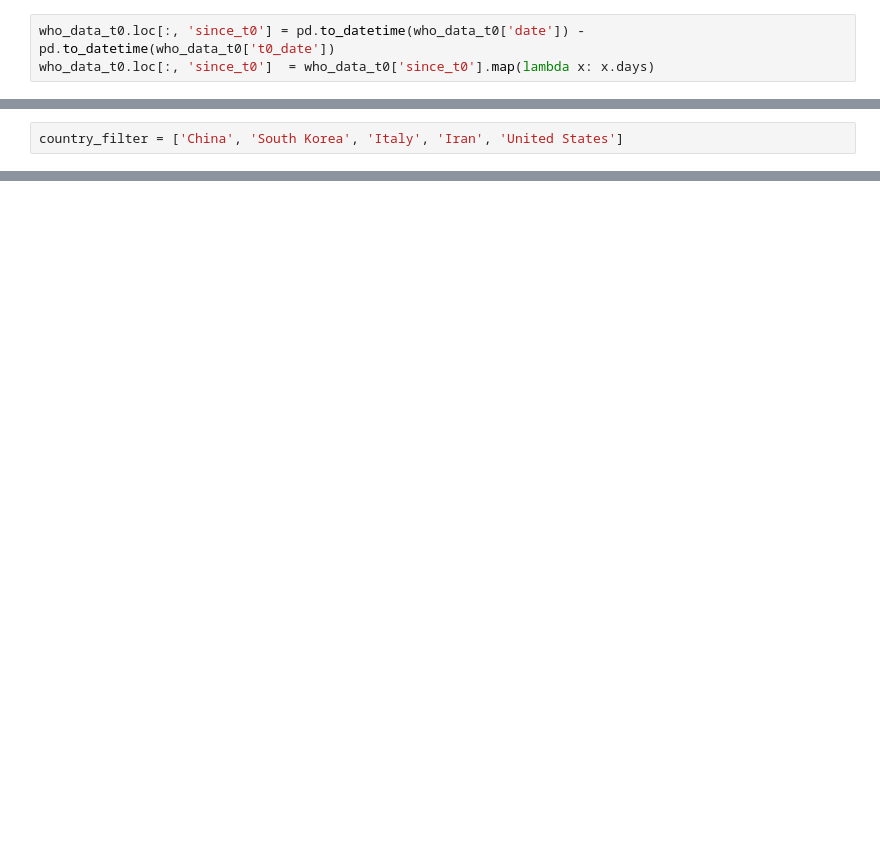
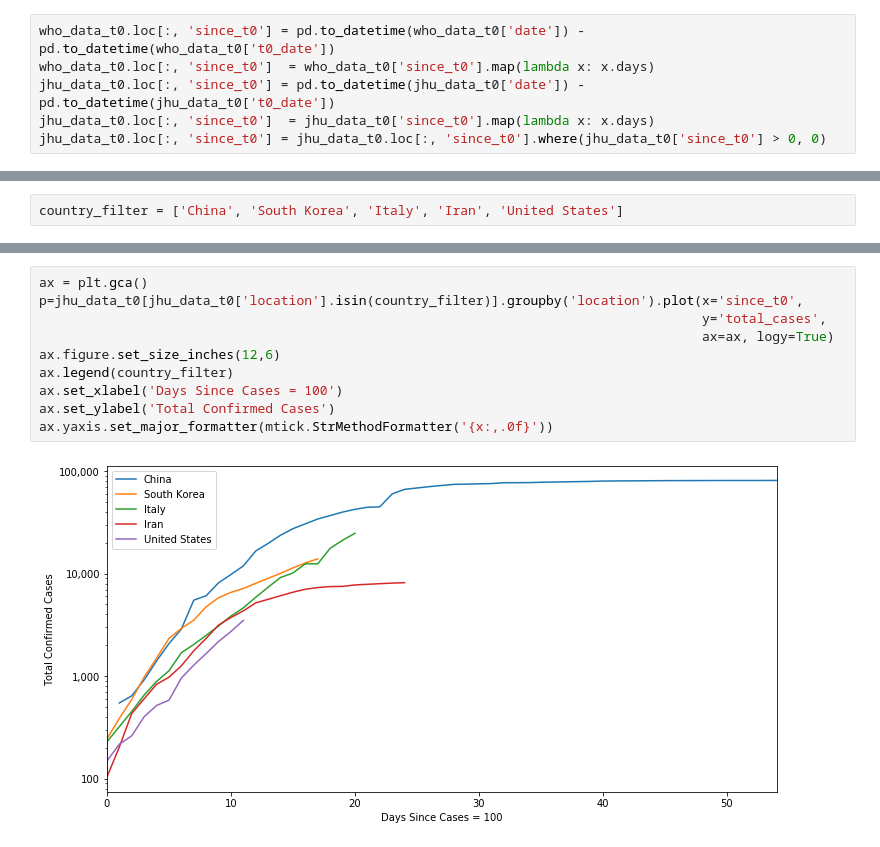
Before and after one commit to slstarnes/coronavirus-stats, a Jupyter notebook: Coronavirus.ipynb, the cells around one changed output, grey strips where cells are left out. Saved outputs shown, nothing was run; the diff lists cells and outputs as text; blank space fills up the shorter version.

Commit message:
experiment with JHU data

```diff
--- a/Coronavirus.ipynb
+++ b/Coronavirus.ipynb
@@ -16,6 +59,9 @@ who_data_t0.loc[:, 't0_date'] = who_data_t0['location'].map(t0_date)
 # %%
 who_data_t0.loc[:, 'since_t0'] = pd.to_datetime(who_data_t0['date']) - pd.to_datetime(who_data_t0['t0_date'])
 who_data_t0.loc[:, 'since_t0']  = who_data_t0['since_t0'].map(lambda x: x.days)
+jhu_data_t0.loc[:, 'since_t0'] = pd.to_datetime(jhu_data_t0['date']) - pd.to_datetime(jhu_data_t0['t0_date'])
+jhu_data_t0.loc[:, 'since_t0']  = jhu_data_t0['since_t0'].map(lambda x: x.days)
+jhu_data_t0.loc[:, 'since_t0'] = jhu_data_t0.loc[:, 'since_t0'].where(jhu_data_t0['since_t0'] > 0, 0)
 # %%
 who_data_t0['location'].value_counts().sort_values(ascending=False).keys()
 # %% [output]
@@ -31,3 +96,15 @@ country_filter = ['China', 'South Korea', 'Italy', 'Iran', 'United States']
+# %%
+ax = plt.gca()
+p=jhu_data_t0[jhu_data_t0['location'].isin(country_filter)].groupby('location').plot(x='since_t0',
+                                                                                     y='total_cases',
+                                                                                     ax=ax, logy=True)
+ax.figure.set_size_inches(12,6)
+ax.legend(country_filter)
+ax.set_xlabel('Days Since Cases = 100')
+ax.set_ylabel('Total Confirmed Cases')
+ax.yaxis.set_major_formatter(mtick.StrMethodFormatter('{x:,.0f}'))
+# %% [output]
+[figure, added]
 # %%
 ax = plt.gca()
 p=who_data_t0[who_data_t0['location'].isin(country_filter)].groupby('location').plot(x='since_t0', y='total_cases', ax=ax, logy=True)
```
Also changed, not shown: parts of 16 cells of this notebook.
